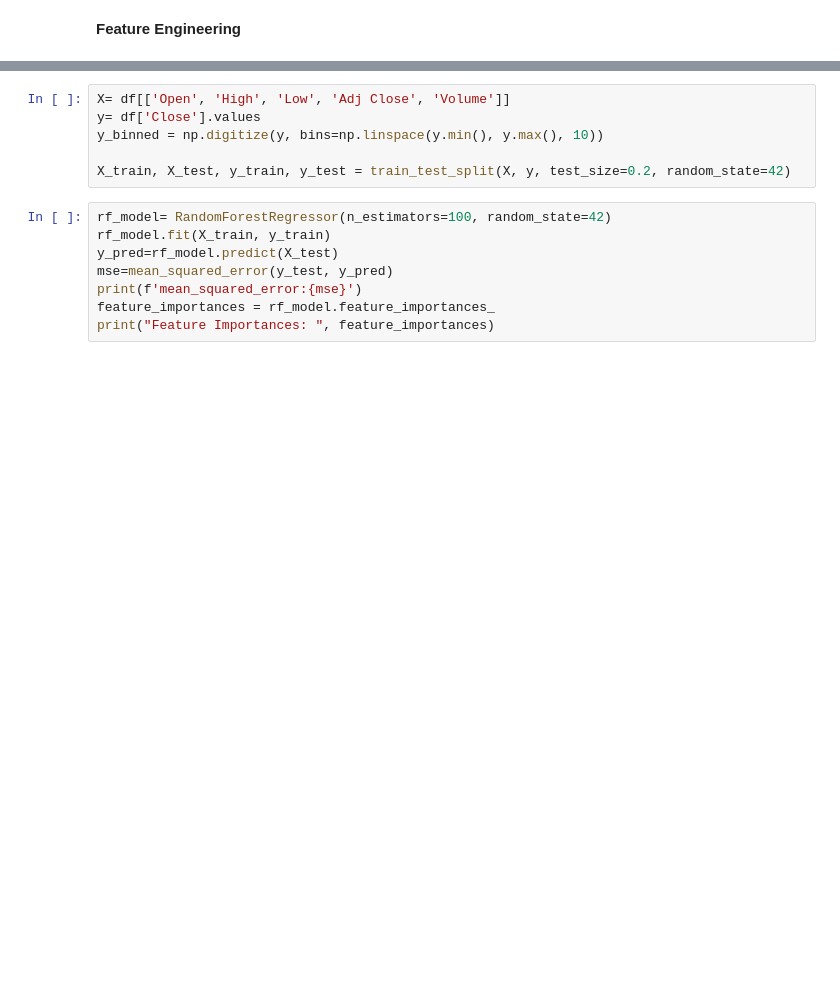
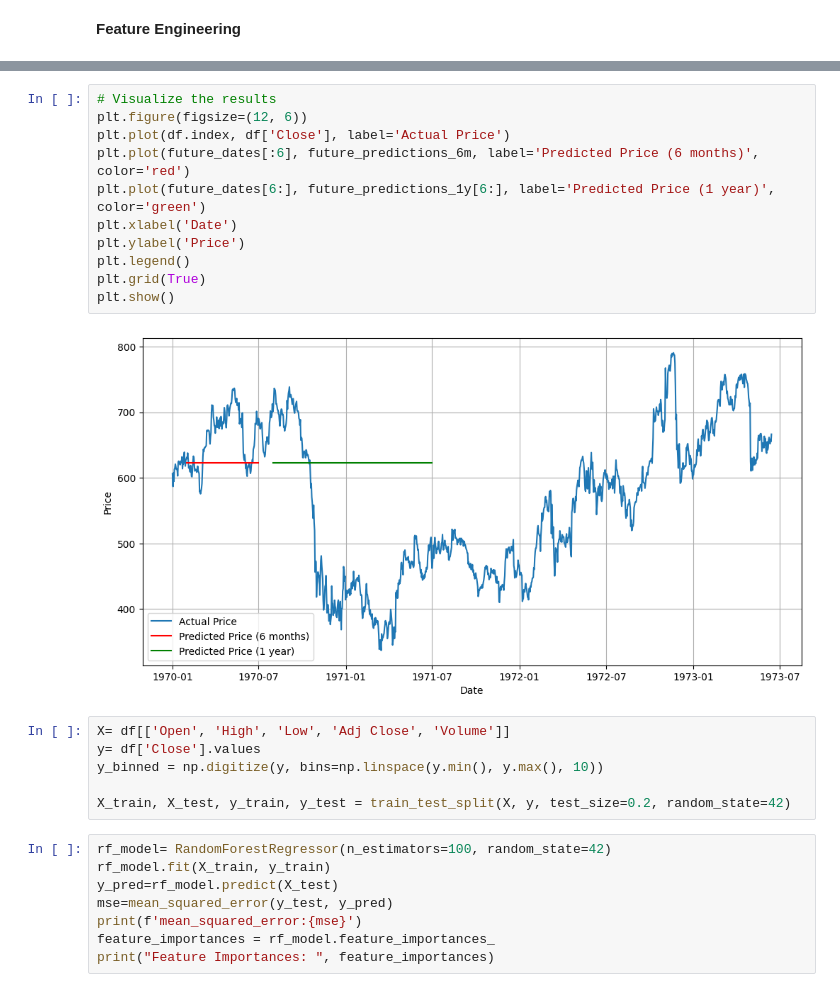
Before and after one commit to Muhammad-Abdullah-Jami/UK_Bank_Stocks_Prediction, a Jupyter notebook: Yfinance.ipynb, the cells around one changed output, grey strips where cells are left out. Drawn from its saved outputs; the diff is of its cells as text; blank space fills up the shorter version.

```diff
--- a/Yfinance.ipynb
+++ b/Yfinance.ipynb
@@ -107,3 +229,16 @@ ValueError: too many values to unpack (expected 3)
+# %%
+# Visualize the results
+plt.figure(figsize=(12, 6))
+plt.plot(df.index, df['Close'], label='Actual Price')
+plt.plot(future_dates[:6], future_predictions_6m, label='Predicted Price (6 months)', color='red')
+plt.plot(future_dates[6:], future_predictions_1y[6:], label='Predicted Price (1 year)', color='green')
+plt.xlabel('Date')
+plt.ylabel('Price')
+plt.legend()
+plt.grid(True)
+plt.show()
+# %% [output]
+[figure, added]
 # %%
 X= df[['Open', 'High', 'Low', 'Adj Close', 'Volume']]
 y= df['Close'].values
```
Also changed, not shown: parts of 17 cells of this notebook.
